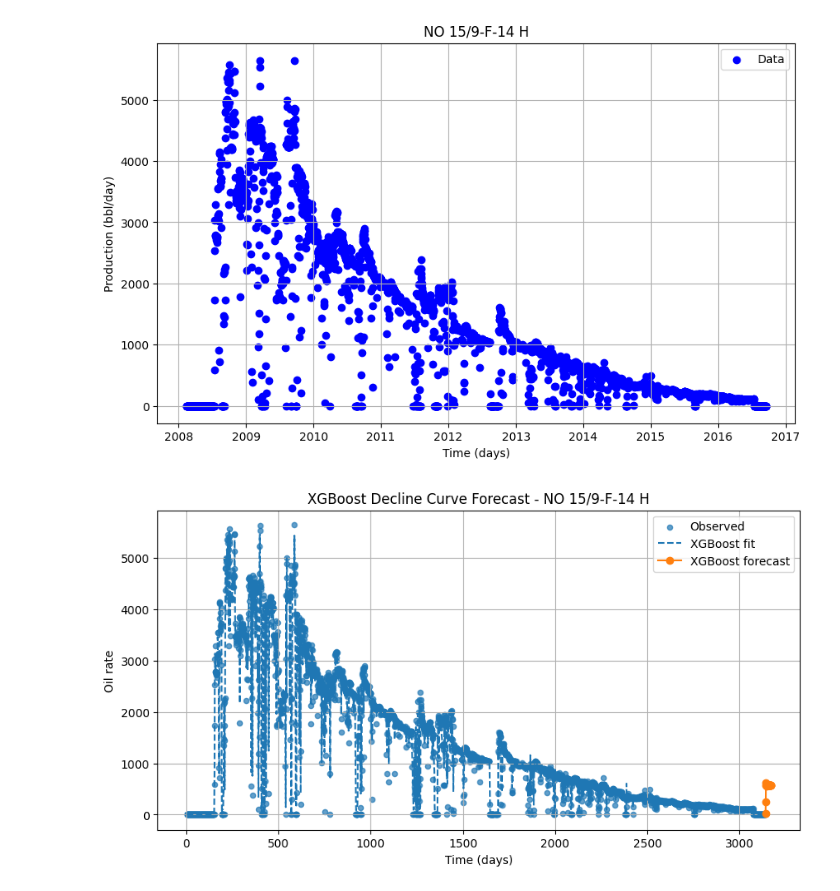
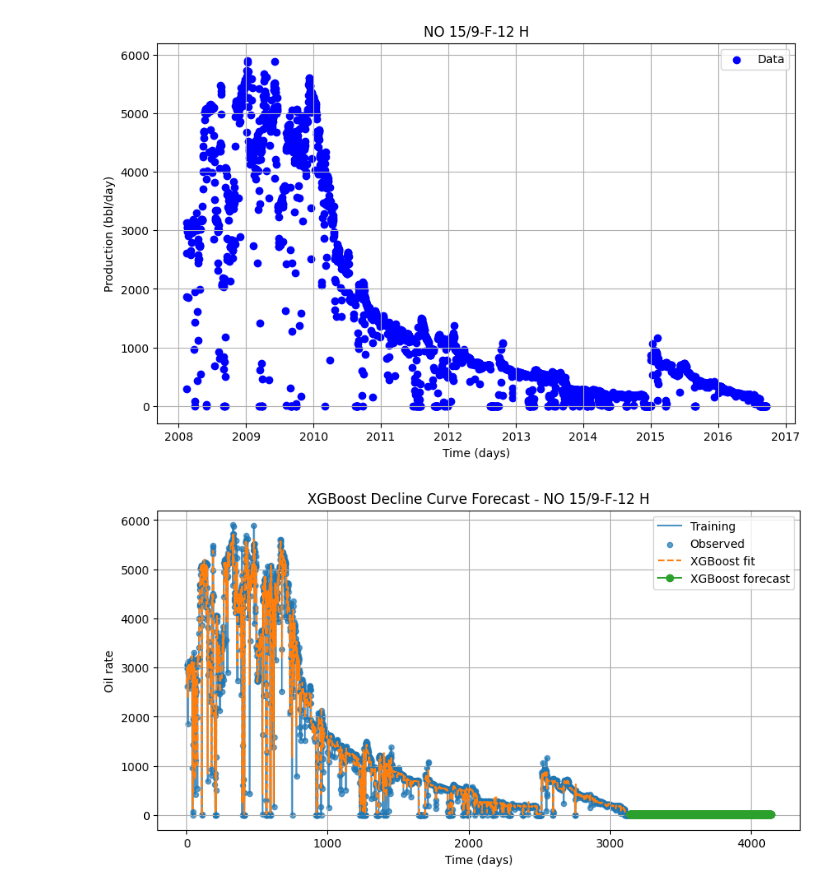
Before and after one commit to Rian021102/dca_ml, a Jupyter notebook: notebook/volve.ipynb, the cells around one changed output. Drawn from its saved outputs; the diff is of its cells as text; code cells hidden in the pictures.

```diff
--- a/notebook/volve.ipynb
+++ b/notebook/volve.ipynb
@@ -23,10 +23,11 @@ def make_features(d):
 # %%
-data = pd.read_excel("/Users/rianrachmanto/pypro/project/dca_ml/data/Volve production data.xlsx")
+data = pd.read_excel("/home/rian/python_project/myvenv/dca_ml/data/Volve production data.xlsx")
 data["DATEPRD"] = pd.to_datetime(data["DATEPRD"])
 
-well_name = "NO 15/9-F-14 H"
+well_name = "NO 15/9-F-12 H"
 data_sel = data.loc[data["WELL_BORE_CODE"] == well_name, ["WELL_BORE_CODE", "DATEPRD", "BORE_OIL_VOL"]].copy()
 data_sel = data_sel.dropna(subset=["DATEPRD", "BORE_OIL_VOL"]).sort_values("DATEPRD")
+data_sel.to_csv("/home/rian/python_project/myvenv/dca_ml/data/selected_data.csv", index=False)
 
 plot_data(data_sel)
 
@@ -50,9 +51,9 @@ model = XGBRegressor(
 model.fit(X, y)
 y_fit = model.predict(X)
 # %% [output]
-[figure, old version]
+[figure, new version]
 # %%
-h = 30
+h = 1000
 future_rates = []
 
 last = df_ml.iloc[-1]
@@ -85,24 +86,26 @@ for i in range(1, h + 1):
 # %%
 plt.figure(figsize=(10, 5))
 
+# Plot training series as a line for easier trend comparison
+plt.plot(df_ml["t"], df_ml["q_oil"], "-", label="Training", alpha=0.8)
 plt.scatter(df_ml["t"], df_ml["q_oil"], s=20, label="Observed", alpha=0.7)
 plt.plot(df_ml["t"], y_fit, "--", label="XGBoost fit")
 
 forecast_plot = globals().get("forecast_data", None)
 
 if forecast_plot is None or len(forecast_plot) == 0:
-	forecast_plot = pd.DataFrame({
-		"t": np.arange(t0 + 1, t0 + 1 + len(future_rates)),
-		"q_oil": future_rates
-	})
+    forecast_plot = pd.DataFrame({
+        "t": np.arange(t0 + 1, t0 + 1 + len(future_rates)),
+        "q_oil": future_rates
+    })
 
 plt.plot(forecast_plot["t"], forecast_plot["q_oil"], "o-", label="XGBoost forecast")
 
 plt.xlabel("Time (days)")
 plt.ylabel("Oil rate")
 plt.title(f"XGBoost Decline Curve Forecast - {well_name}")
 plt.grid(True)
 plt.legend()
 plt.show()
 # %% [output]
-[figure, old version]
+[figure, new version]
```
Also changed, not shown: parts of 2 cells of this notebook, 7 other files.
